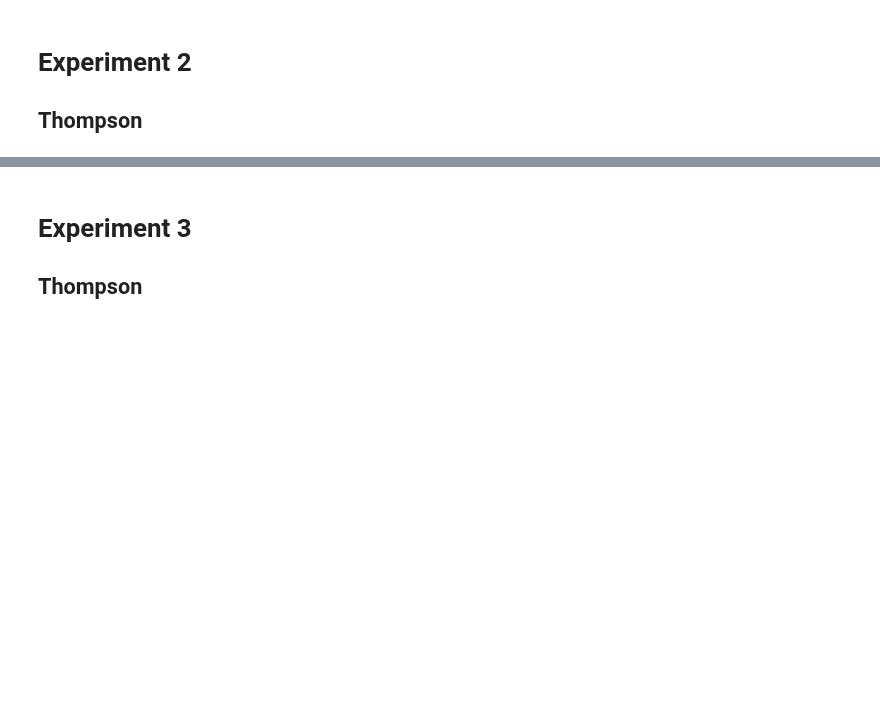
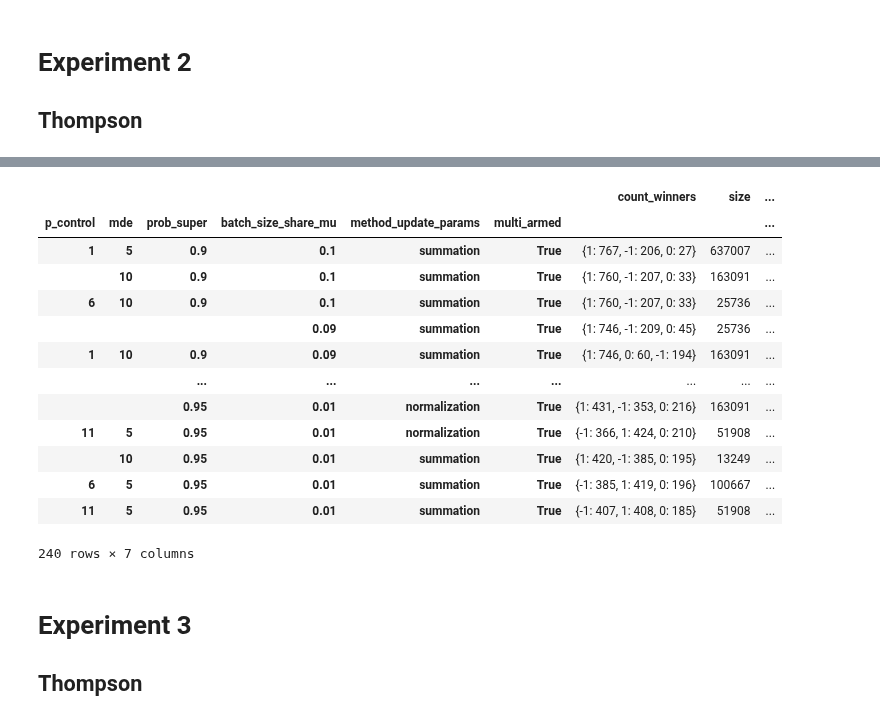
Before and after one commit to iakubovskii7/AB, a Jupyter notebook: Result_analyze.ipynb, the cells around one changed output, grey strips where cells are left out. Cells and saved outputs as stored; diff of their text form; code cells hidden in the pictures; blank space fills up the shorter version.

```diff
--- a/Result_analyze.ipynb
+++ b/Result_analyze.ipynb
@@ -16,3 +34,20 @@ results_mab_fp.unstack(level='multi_armed').to_excel(
+# %%
+results_mab_2_fn.query("multi_armed=='True'").sort_values("share_test_winner", ascending=False)
+# %% [output]
+|  |  |  |  |  |  | count_winners | size | ... |
+| p_control | mde | prob_super | batch_size_share_mu | method_update_params | multi_armed |  |  | ... |
+| 1 | 5 | 0.9 | 0.1 | summation | True | {1: 767, -1: 206, 0: 27} | 637007 | ... |
+|  | 10 | 0.9 | 0.1 | summation | True | {1: 760, -1: 207, 0: 33} | 163091 | ... |
+| 6 | 10 | 0.9 | 0.1 | summation | True | {1: 760, -1: 207, 0: 33} | 25736 | ... |
+|  |  |  | 0.09 | summation | True | {1: 746, -1: 209, 0: 45} | 25736 | ... |
+| 1 | 10 | 0.9 | 0.09 | summation | True | {1: 746, 0: 60, -1: 194} | 163091 | ... |
+|  |  | ... | ... | ... | ... | ... | ... | ... |
+|  |  | 0.95 | 0.01 | normalization | True | {1: 431, -1: 353, 0: 216} | 163091 | ... |
+| 11 | 5 | 0.95 | 0.01 | normalization | True | {-1: 366, 1: 424, 0: 210} | 51908 | ... |
+|  | 10 | 0.95 | 0.01 | summation | True | {1: 420, -1: 385, 0: 195} | 13249 | ... |
+| 6 | 5 | 0.95 | 0.01 | summation | True | {-1: 385, 1: 419, 0: 196} | 100667 | ... |
+| 11 | 5 | 0.95 | 0.01 | summation | True | {-1: 407, 1: 408, 0: 185} | 51908 | ... |
+240 rows × 7 columns
 # %% [markdown]
 # Experiment 3
 ## Thompson
```
Also changed, not shown: parts of 8 cells of this notebook, 5 other files.
